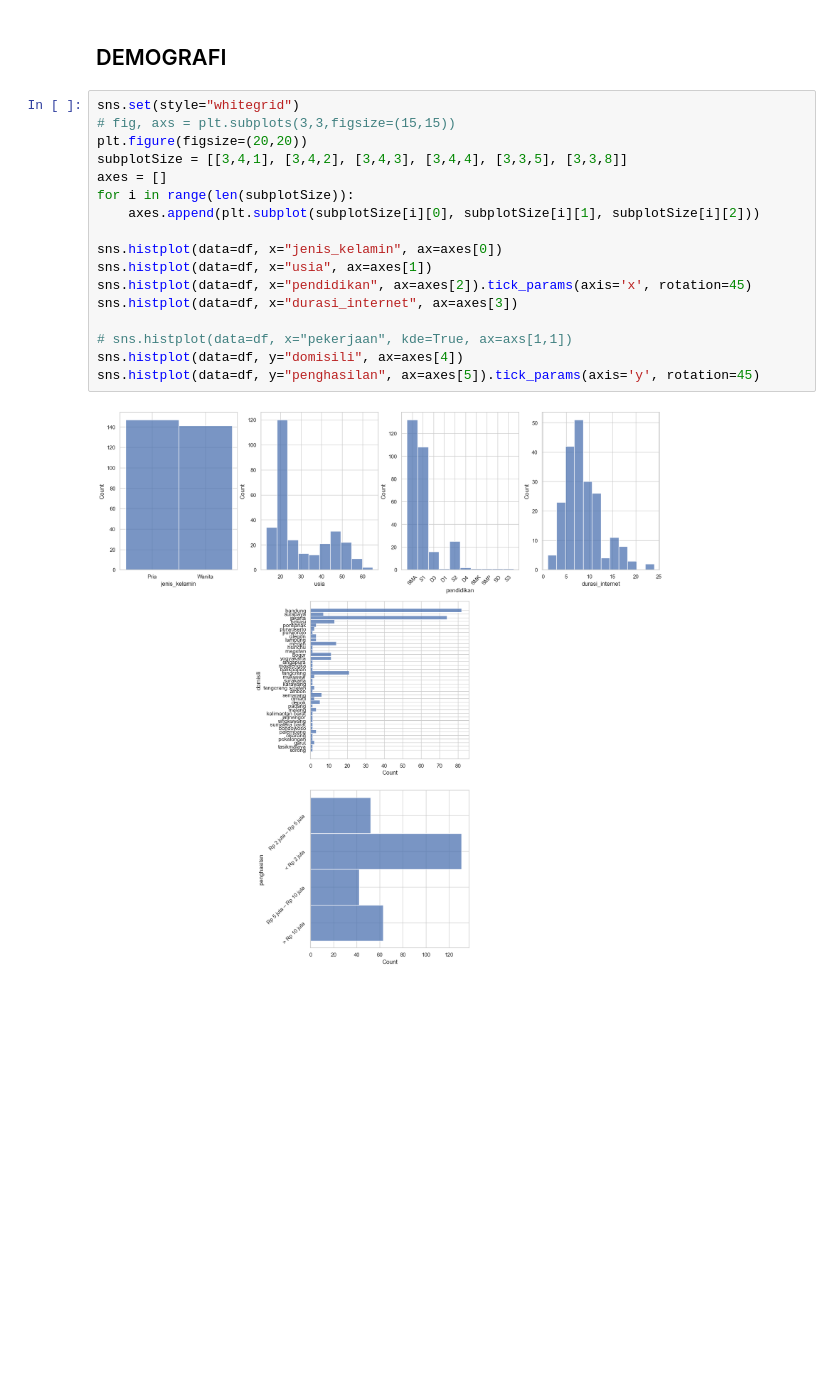
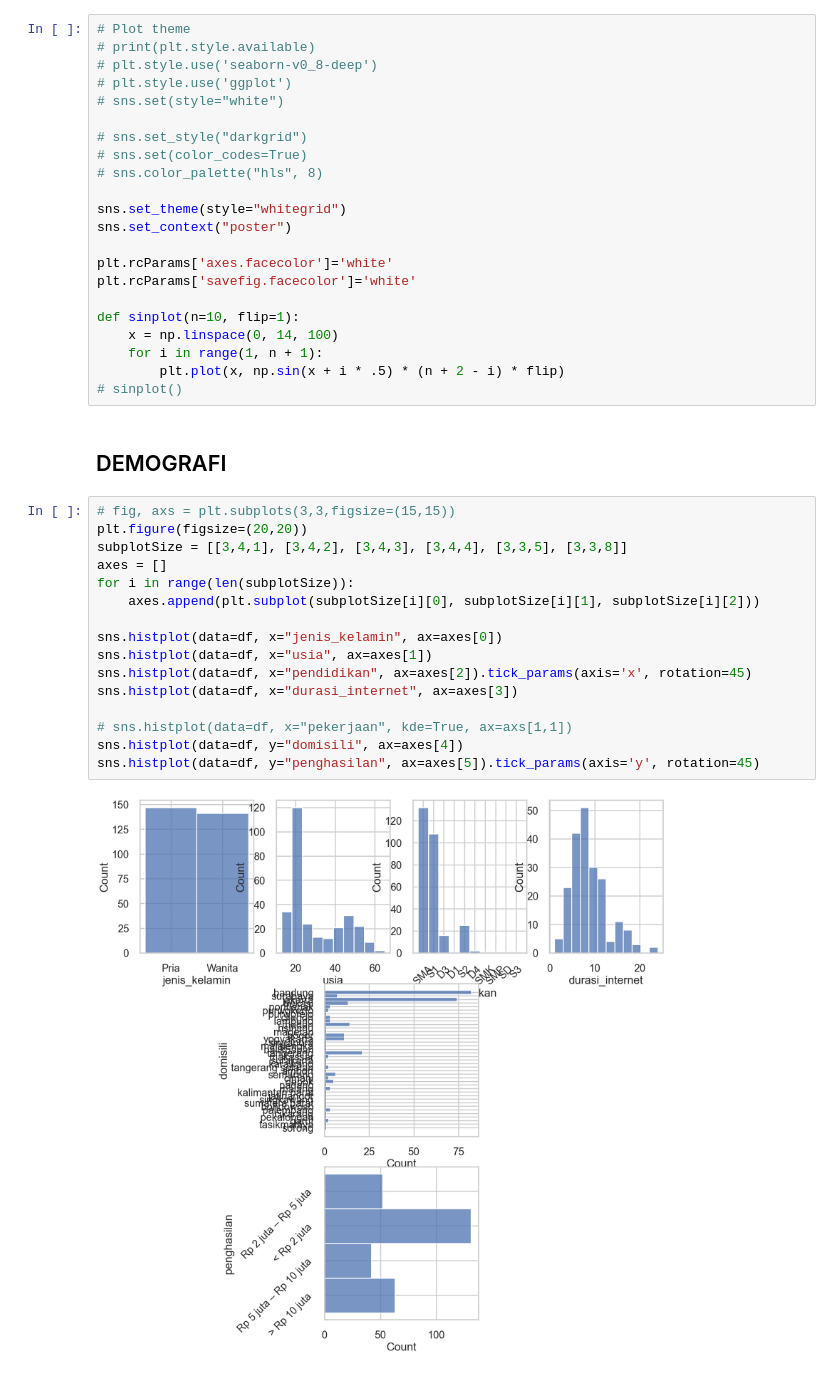
Before and after one commit to goldwinsonick/tubes-probstat-2023, a Jupyter notebook: scripts/01_Data Visualization.ipynb, the cells around one changed output. Cells and saved outputs as stored; diff of their text form; blank space fills up the shorter version.

Commit message:
data visualisation #3

```diff
--- a/scripts/01_Data Visualization.ipynb
+++ b/scripts/01_Data Visualization.ipynb
@@ -16,24 +16,45 @@ df.head()
 | 3 | Wanita | 19 | SMA | Pelajar / Mahasiswa | < Rp 2 juta | bandung | 5.0 | ... |
 | 4 | Pria | 28 | S1 | Karyawan Swasta | Rp 5 juta – Rp 10 juta | bandung | 9.0 | ... |
 5 rows × 150 columns
+# %%
+# Plot theme
+# print(plt.style.available)
+# plt.style.use('seaborn-v0_8-deep')
+# plt.style.use('ggplot')
+# sns.set(style="white")
+
+# sns.set_style("darkgrid")
+# sns.set(color_codes=True)
+# sns.color_palette("hls", 8)
+
+sns.set_theme(style="whitegrid")
+sns.set_context("poster")
+
+plt.rcParams['axes.facecolor']='white'
+plt.rcParams['savefig.facecolor']='white'
+
+def sinplot(n=10, flip=1):
+    x = np.linspace(0, 14, 100)
+    for i in range(1, n + 1):
+        plt.plot(x, np.sin(x + i * .5) * (n + 2 - i) * flip)
+# sinplot()
 # %% [markdown]
 ## DEMOGRAFI
 # %%
-sns.set(style="whitegrid")
 # fig, axs = plt.subplots(3,3,figsize=(15,15))
 plt.figure(figsize=(20,20))
 subplotSize = [[3,4,1], [3,4,2], [3,4,3], [3,4,4], [3,3,5], [3,3,8]]
 axes = []
 for i in range(len(subplotSize)):
     axes.append(plt.subplot(subplotSize[i][0], subplotSize[i][1], subplotSize[i][2]))
 
 sns.histplot(data=df, x="jenis_kelamin", ax=axes[0])
 sns.histplot(data=df, x="usia", ax=axes[1])
 sns.histplot(data=df, x="pendidikan", ax=axes[2]).tick_params(axis='x', rotation=45)
 sns.histplot(data=df, x="durasi_internet", ax=axes[3])
 
 # sns.histplot(data=df, x="pekerjaan", kde=True, ax=axs[1,1])
 sns.histplot(data=df, y="domisili", ax=axes[4])
 sns.histplot(data=df, y="penghasilan", ax=axes[5]).tick_params(axis='y', rotation=45)
 # %% [output]
-[figure, old version]
+[figure, new version]
```
Also changed, not shown: parts of 8 cells of this notebook, 43 other files.
